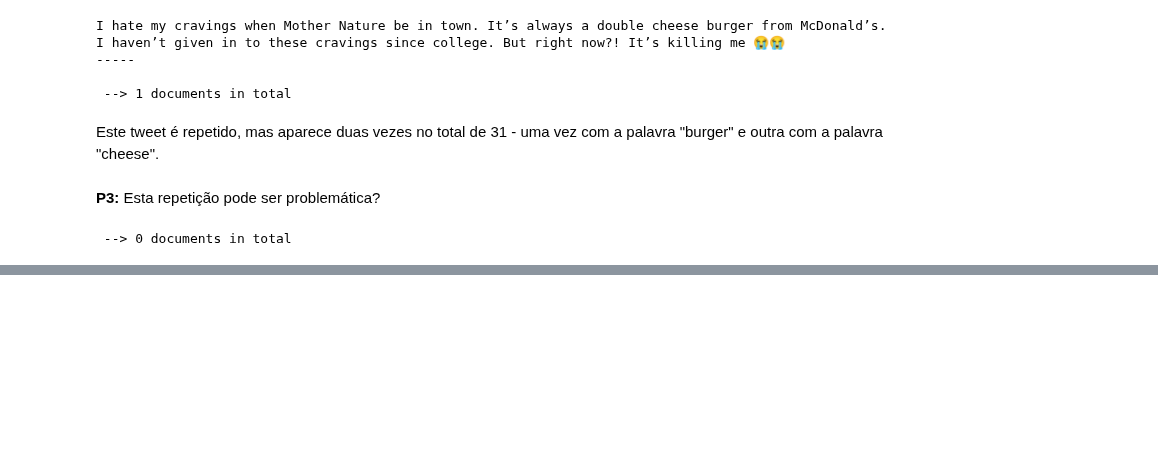
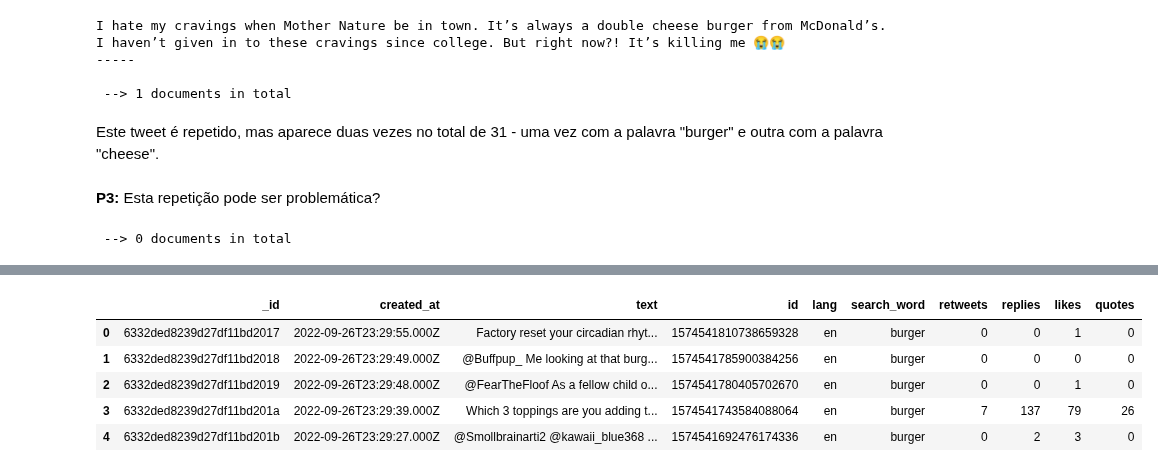
Before and after one commit to polltter/share, a Jupyter notebook: notebooks/mongodb-new_json_structure.ipynb, the cells around one changed output, grey strips where cells are left out. Drawn from its saved outputs; the diff is of its cells as text; code cells hidden in the pictures; blank space fills up the shorter version.

Commit message:
update mongodb-new_json_structure - load data into a dataframe

```diff
--- a/notebooks/mongodb-new_json_structure.ipynb
+++ b/notebooks/mongodb-new_json_structure.ipynb
@@ -381,0 +380,9 @@ print('\n --> ' + str(i) + ' documents in total')
+# %%
+# select tweets posted on 2022-09-26 after 23:29
+
+my_query = {"created_at": {"$gt": "2022-09-26T23:29:00.000Z"}}
+
+cursor = twitter_info.find(my_query)
+
+for x in cursor:
+    print(x)
@@ -381,0 +409,6 @@ print('\n --> ' + str(i) + ' documents in total')
+# %%
+cursor = twitter_info.find(my_query)
+
+list_cursor = list(cursor)
+
+df = pd.DataFrame(list_cursor)
@@ -381,0 +424,16 @@ print('\n --> ' + str(i) + ' documents in total')
+# %%
+df['retweets'] = df['public_metrics'].map(lambda x: x['retweet_count'])
+df['replies'] = df['public_metrics'].map(lambda x: x['reply_count'])
+df['likes'] = df['public_metrics'].map(lambda x: x['like_count'])
+df['quotes'] = df['public_metrics'].map(lambda x: x['quote_count'])
+
+df.drop('public_metrics', axis=1, inplace=True)
+
+df.head()
+# %% [output]
+|  | _id | created_at | text | id | lang | search_word | retweets | replies | likes | quotes |
+| 0 | 6332ded8239d27df11bd2017 | 2022-09-26T23:29:55.000Z | Factory reset your circadian rhyt... | 1574541810738659328 | en | burger | 0 | 0 | 1 | 0 |
+| 1 | 6332ded8239d27df11bd2018 | 2022-09-26T23:29:49.000Z | @Buffpup_ Me looking at that burg... | 1574541785900384256 | en | burger | 0 | 0 | 0 | 0 |
+| 2 | 6332ded8239d27df11bd2019 | 2022-09-26T23:29:48.000Z | @FearTheFloof As a fellow child o... | 1574541780405702670 | en | burger | 0 | 0 | 1 | 0 |
+| 3 | 6332ded8239d27df11bd201a | 2022-09-26T23:29:39.000Z | Which 3 toppings are you adding t... | 1574541743584088064 | en | burger | 7 | 137 | 79 | 26 |
+| 4 | 6332ded8239d27df11bd201b | 2022-09-26T23:29:27.000Z | @Smollbrainarti2 @kawaii_blue368 ... | 1574541692476174336 | en | burger | 0 | 2 | 3 | 0 |
```
Also changed, not shown: parts of 8 cells of this notebook.
